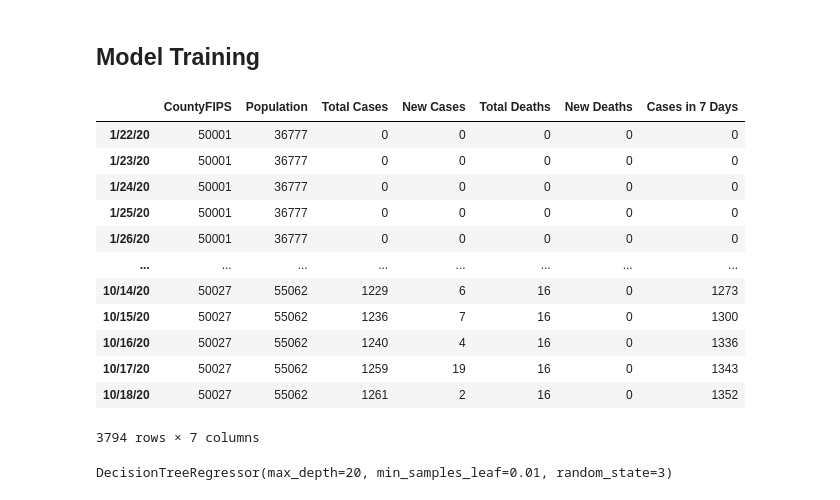
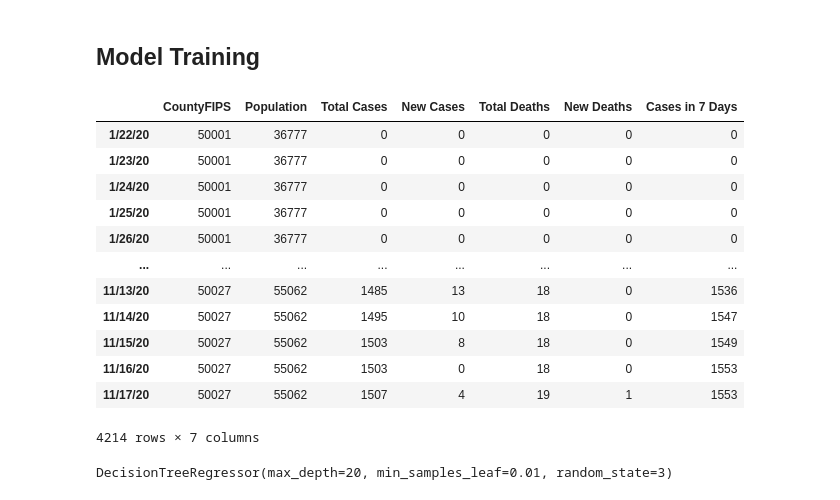
Before and after one commit to DeanTown/COVID19-Spread-Machine-Learning, a Jupyter notebook: GetNewData.ipynb, the cells around one changed output. Cells and saved outputs as stored; diff of their text form; code cells hidden in the pictures.

```diff
--- a/GetNewData.ipynb
+++ b/GetNewData.ipynb
@@ -292,9 +292,9 @@ deaths_by_state('WY')
 # %%
 # test_dataframe -> DataFrame
 # This is a modification of the master_dataframe function that creates the same dataframe
-# for the instances within the state of Vermont. This returned dataframe is used for testing
+# for the instances within a given state. This returned dataframe is used for testing
 # since the master_dataframe is very large and often crashes our Jupyter notebooks.
-def test_dataframe():
+def test_dataframe(state):
     c_df = cases_df.copy().iloc[:,:-7]
     d_df = deaths_df.copy().iloc[:,:-7]
     n_c_df = new_cases_df.copy().iloc[:,:-7]
@@ -312,47 +312,47 @@ def test_dataframe():
 
     row_index = 0
     for index, row in c_df.iterrows():
-        if row['State'] == 'VT':
+        if row['State'] == state:
             countyFIPS = c_df.at[index, c_df.columns[0]]
             if countyFIPS in pops_df['ï»¿countyFIPS']:
                 population = pops_df.loc[pops_df['ï»¿countyFIPS'] == countyFIPS, 'population'].iloc[0]
             else:
                 population = 0
 
             for col_idx in range(len(c_df.columns)):
                 if col_idx not in ignored_columns:
                     date = cases_df.columns[col_idx]
                     dates.append(date)
                     counties.append(countyFIPS)
                     populations.append(population)
                     total_cases.append(c_df.iloc[int(row_index)][date])
                     new_cases.append(n_c_df.iloc[int(row_index)][date])
                     total_deaths.append(d_df.iloc[int(row_index)][date])
                     new_deaths.append(n_d_df.iloc[int(row_index)][date])
                     num_cases_in_seven_days.append(cases_df.iloc[int(row_index)][cases_df.columns[col_idx + 7]])
             row_index += 1
 
     df = pd.DataFrame(list(zip(counties, populations, total_cases, new_cases, total_deaths, new_deaths, num_cases_in_seven_days)),
                       index = dates,
                       columns = ['CountyFIPS', 'Population', 'Total Cases', 'New Cases', 'Total Deaths', 'New Deaths', 'Cases in 7 Days'])
     return df
 
-test_df = test_dataframe()
+test_df = test_dataframe('VT')
 test_df
 # %% [output]
 |  | CountyFIPS | Population | Total Cases | New Cases | Total Deaths | New Deaths | Cases in 7 Days |
 | 1/22/20 | 50001 | 36777 | 0 | 0 | 0 | 0 | 0 |
 | 1/23/20 | 50001 | 36777 | 0 | 0 | 0 | 0 | 0 |
 | 1/24/20 | 50001 | 36777 | 0 | 0 | 0 | 0 | 0 |
 | 1/25/20 | 50001 | 36777 | 0 | 0 | 0 | 0 | 0 |
 | 1/26/20 | 50001 | 36777 | 0 | 0 | 0 | 0 | 0 |
 | ... | ... | ... | ... | ... | ... | ... | ... |
-| 10/14/20 | 50027 | 55062 | 1229 | 6 | 16 | 0 | 1273 |
-| 10/15/20 | 50027 | 55062 | 1236 | 7 | 16 | 0 | 1300 |
-| 10/16/20 | 50027 | 55062 | 1240 | 4 | 16 | 0 | 1336 |
-| 10/17/20 | 50027 | 55062 | 1259 | 19 | 16 | 0 | 1343 |
-| 10/18/20 | 50027 | 55062 | 1261 | 2 | 16 | 0 | 1352 |
+| 11/13/20 | 50027 | 55062 | 1485 | 13 | 18 | 0 | 1536 |
+| 11/14/20 | 50027 | 55062 | 1495 | 10 | 18 | 0 | 1547 |
+| 11/15/20 | 50027 | 55062 | 1503 | 8 | 18 | 0 | 1549 |
+| 11/16/20 | 50027 | 55062 | 1503 | 0 | 18 | 0 | 1553 |
+| 11/17/20 | 50027 | 55062 | 1507 | 4 | 19 | 1 | 1553 |
-3794 rows × 7 columns
+4214 rows × 7 columns
 # %%
 # remove unnecessary column for Decision Tree (CountyFIPS)
 test_df = test_df.drop('CountyFIPS', axis=1)
```
Also changed, not shown: parts of 6 cells of this notebook, 5 other files.
